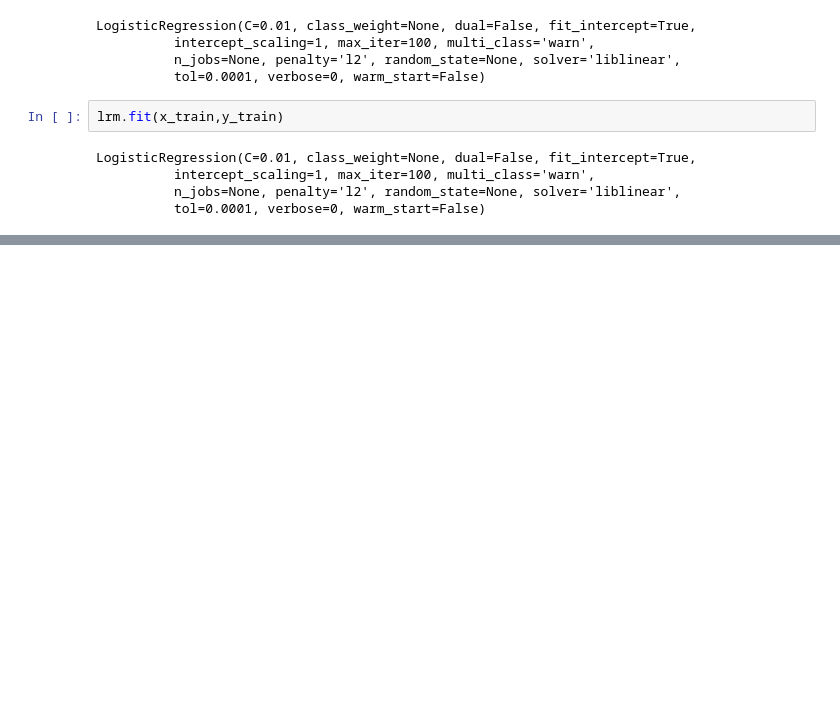
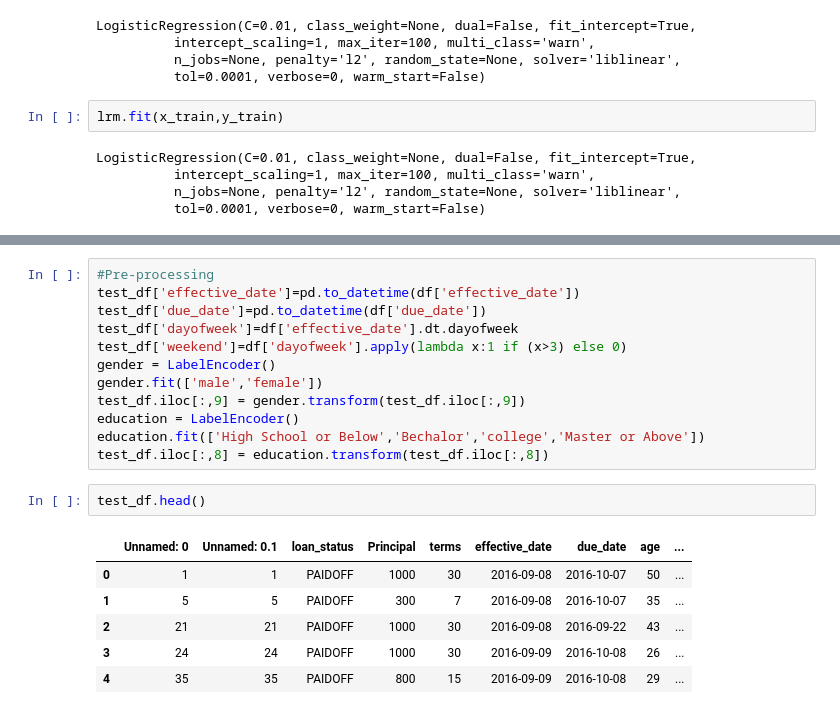
Before and after one commit to aitezazakhtar/LoanClassifier, a Jupyter notebook: LoanClassifier.ipynb, the cells around one changed output, grey strips where cells are left out. Cells and saved outputs as stored; diff of their text form; blank space fills up the shorter version.

```diff
--- a/LoanClassifier.ipynb
+++ b/LoanClassifier.ipynb
@@ -358,0 +377,21 @@ LogisticRegression(C=0.01, class_weight=None, dual=False, fit_intercept=True,
+# %%
+#Pre-processing
+test_df['effective_date']=pd.to_datetime(df['effective_date'])
+test_df['due_date']=pd.to_datetime(df['due_date'])
+test_df['dayofweek']=df['effective_date'].dt.dayofweek
+test_df['weekend']=df['dayofweek'].apply(lambda x:1 if (x>3) else 0)
+gender = LabelEncoder()
+gender.fit(['male','female'])
+test_df.iloc[:,9] = gender.transform(test_df.iloc[:,9])
+education = LabelEncoder()
+education.fit(['High School or Below','Bechalor','college','Master or Above'])
+test_df.iloc[:,8] = education.transform(test_df.iloc[:,8])
+# %%
+test_df.head()
+# %% [output]
+|  | Unnamed: 0 | Unnamed: 0.1 | loan_status | Principal | terms | effective_date | due_date | age | ... |
+| 0 | 1 | 1 | PAIDOFF | 1000 | 30 | 2016-09-08 | 2016-10-07 | 50 | ... |
+| 1 | 5 | 5 | PAIDOFF | 300 | 7 | 2016-09-08 | 2016-10-07 | 35 | ... |
+| 2 | 21 | 21 | PAIDOFF | 1000 | 30 | 2016-09-08 | 2016-09-22 | 43 | ... |
+| 3 | 24 | 24 | PAIDOFF | 1000 | 30 | 2016-09-09 | 2016-10-08 | 26 | ... |
+| 4 | 35 | 35 | PAIDOFF | 800 | 15 | 2016-09-09 | 2016-10-08 | 29 | ... |
```
Also changed, not shown: parts of 18 cells of this notebook.
